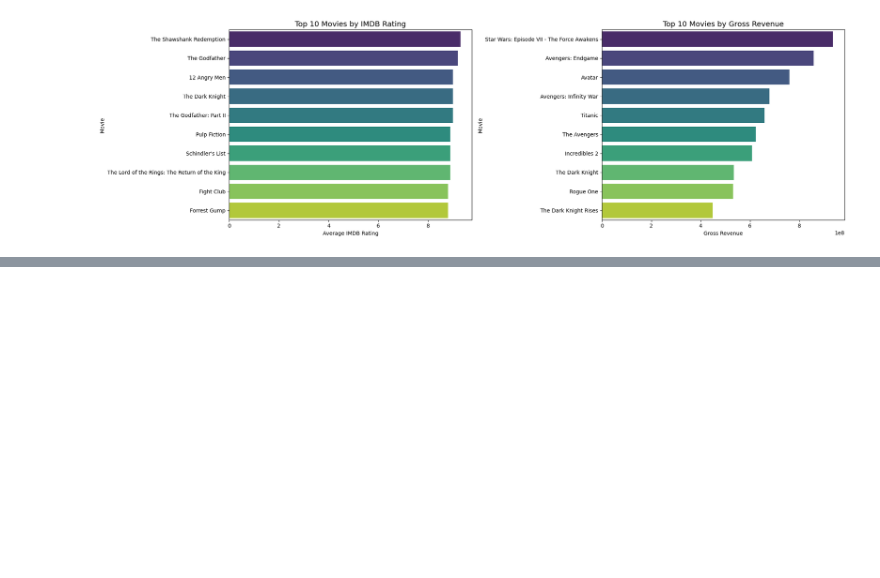
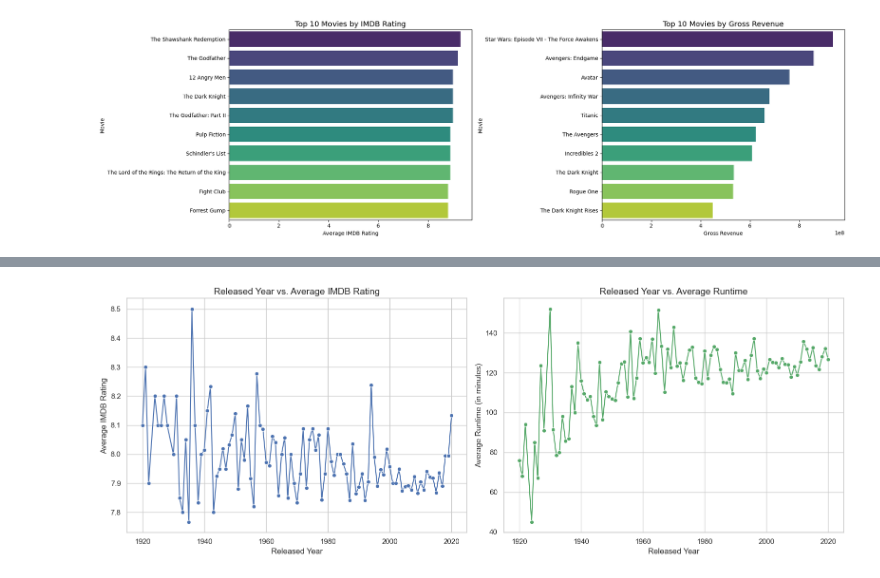
Before and after one commit to G-Bielokozowicz/IMBD-Top-1000-Analysis, a Jupyter notebook: main.ipynb, the cells around one changed output, grey strips where cells are left out. Saved outputs shown, nothing was run; the diff lists cells and outputs as text; code cells hidden in the pictures; blank space fills up the shorter version.

```diff
--- a/main.ipynb
+++ b/main.ipynb
@@ -431,0 +490,49 @@ plt.show()
+# %%
+plt.figure(figsize=(16, 6))
+
+# Released Year vs. IMDB Rating
+plt.subplot(1, 2, 1)
+
+year_rating = (
+    df.groupby('Released_Year', as_index=False)['IMDB_Rating']
+    .mean()
+    .sort_values(by='Released_Year')
+)
+
+sns.lineplot(
+    data=year_rating,
+    x='Released_Year',
+    y='IMDB_Rating',
+    marker='o',
+    color='b'
+)
+plt.title('Released Year vs. Average IMDB Rating', fontsize=14)
+plt.xlabel('Released Year', fontsize=12)
+plt.ylabel('Average IMDB Rating', fontsize=12)
+
+# Released Year vs. Runtime
+plt.subplot(1, 2, 2)
+
+year_runtime = (
+    df.groupby('Released_Year', as_index=False)['Runtime']
+    .mean()
+    .sort_values(by='Released_Year')
+)
+
+sns.lineplot(
+    data=year_runtime,
+    x='Released_Year',
+    y='Runtime',
+    marker='o',
+    color='g'
+)
+
+plt.title('Released Year vs. Average Runtime', fontsize=14)
+plt.xlabel('Released Year', fontsize=12)
+plt.ylabel('Average Runtime (in minutes)', fontsize=12)
+
+
+plt.tight_layout()
+plt.show()
+# %% [output]
+[figure, added]
```
Also changed, not shown: parts of 3 cells of this notebook.
